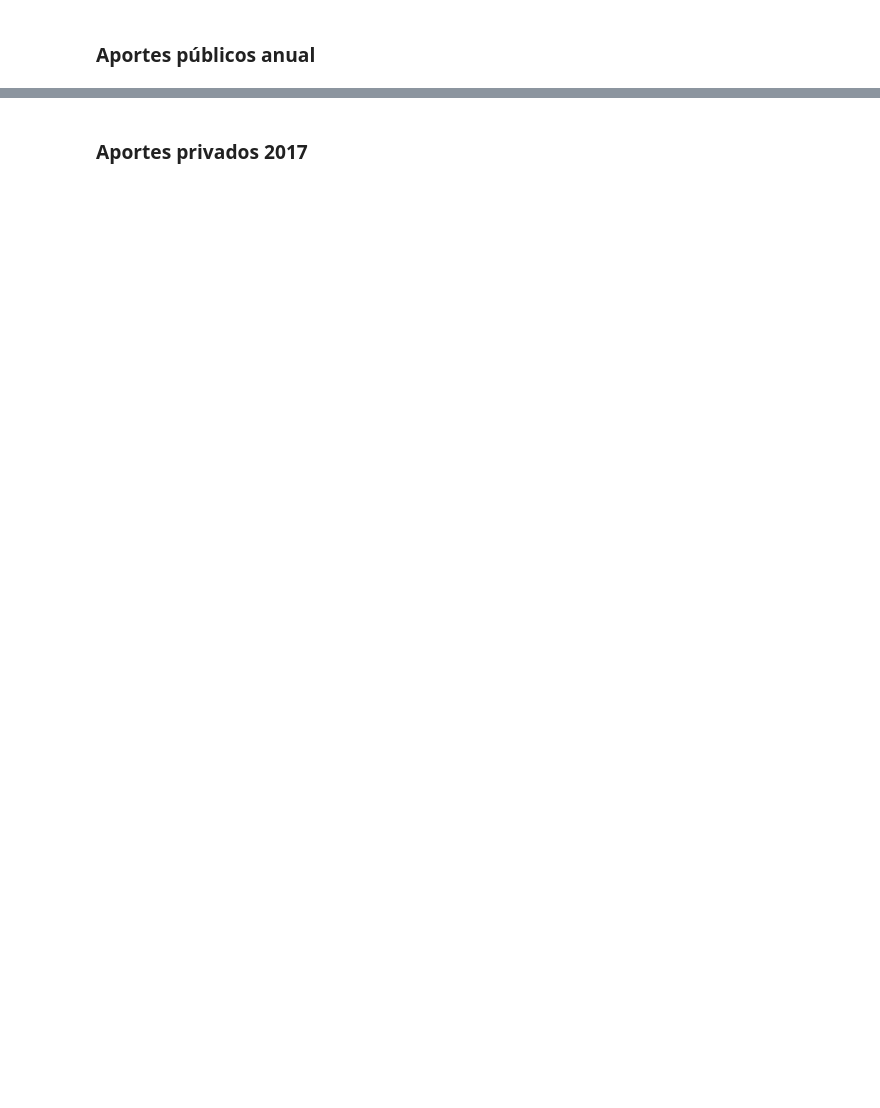
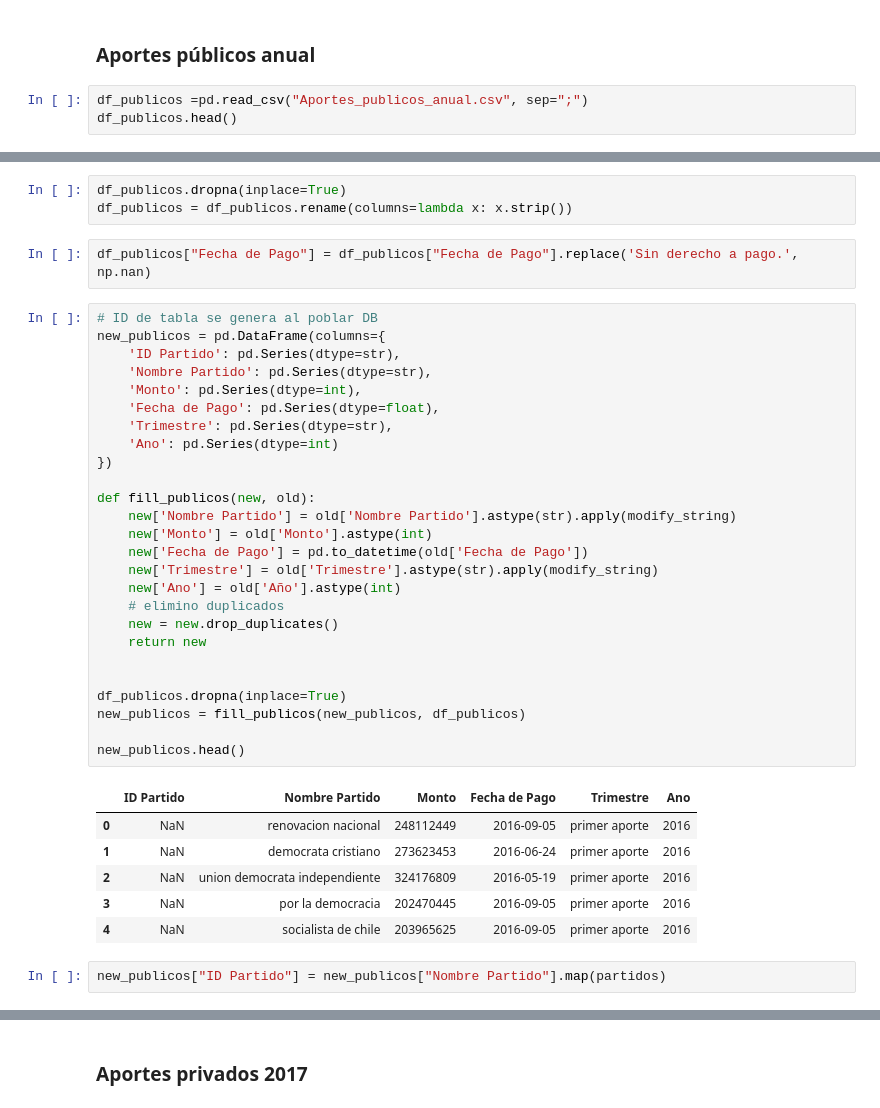
Before and after one commit to catalina-ramirez/T2-Sistemas-de-Informacion, a Jupyter notebook: limpieza-bdd.ipynb, the cells around one changed output, grey strips where cells are left out. Cells and saved outputs as stored; diff of their text form; blank space fills up the shorter version.

Commit message:
aportespublicos

```diff
--- a/limpieza-bdd.ipynb
+++ b/limpieza-bdd.ipynb
@@ -370,2 +361,5 @@ store_df(new_13_17, "clean/Candidaturas_2013_2017.csv")
 # %% [markdown]
 ### Aportes públicos anual
+# %%
+df_publicos =pd.read_csv("Aportes_publicos_anual.csv", sep=";")
+df_publicos.head()
@@ -371,0 +373,40 @@ store_df(new_13_17, "clean/Candidaturas_2013_2017.csv")
+# %%
+df_publicos.dropna(inplace=True)
+df_publicos = df_publicos.rename(columns=lambda x: x.strip())
+# %%
+df_publicos["Fecha de Pago"] = df_publicos["Fecha de Pago"].replace('Sin derecho a pago.', np.nan)
+# %%
+# ID de tabla se genera al poblar DB
+new_publicos = pd.DataFrame(columns={
+    'ID Partido': pd.Series(dtype=str),
+    'Nombre Partido': pd.Series(dtype=str),
+    'Monto': pd.Series(dtype=int),
+    'Fecha de Pago': pd.Series(dtype=float),
+    'Trimestre': pd.Series(dtype=str),
+    'Ano': pd.Series(dtype=int)
+})
+
+def fill_publicos(new, old):
+    new['Nombre Partido'] = old['Nombre Partido'].astype(str).apply(modify_string)
+    new['Monto'] = old['Monto'].astype(int)
+    new['Fecha de Pago'] = pd.to_datetime(old['Fecha de Pago'])
+    new['Trimestre'] = old['Trimestre'].astype(str).apply(modify_string)
+    new['Ano'] = old['Año'].astype(int)
+    # elimino duplicados
+    new = new.drop_duplicates()
+    return new
+
+
+df_publicos.dropna(inplace=True)
+new_publicos = fill_publicos(new_publicos, df_publicos)
+
+new_publicos.head()
+# %% [output]
+|  | ID Partido | Nombre Partido | Monto | Fecha de Pago | Trimestre | Ano |
+| 0 | NaN | renovacion nacional | 248112449 | 2016-09-05 | primer aporte | 2016 |
+| 1 | NaN | democrata cristiano | 273623453 | 2016-06-24 | primer aporte | 2016 |
+| 2 | NaN | union democrata independiente | 324176809 | 2016-05-19 | primer aporte | 2016 |
+| 3 | NaN | por la democracia | 202470445 | 2016-09-05 | primer aporte | 2016 |
+| 4 | NaN | socialista de chile | 203965625 | 2016-09-05 | primer aporte | 2016 |
+# %%
+new_publicos["ID Partido"] = new_publicos["Nombre Partido"].map(partidos)
```
Also changed, not shown: parts of 23 cells of this notebook, 4 other files.
